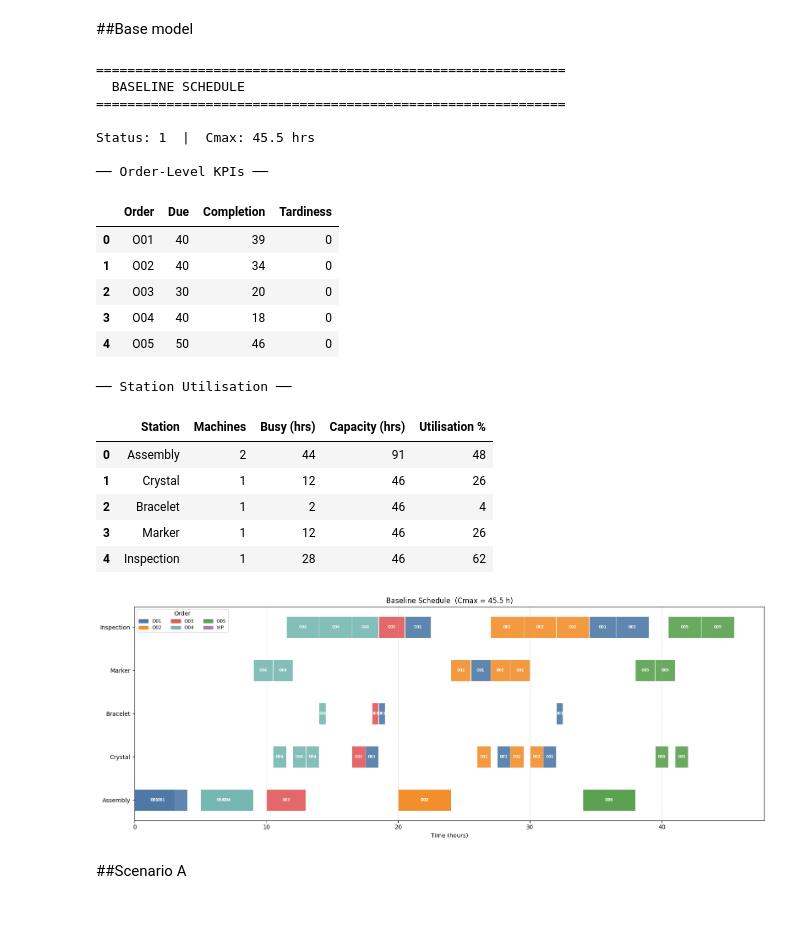
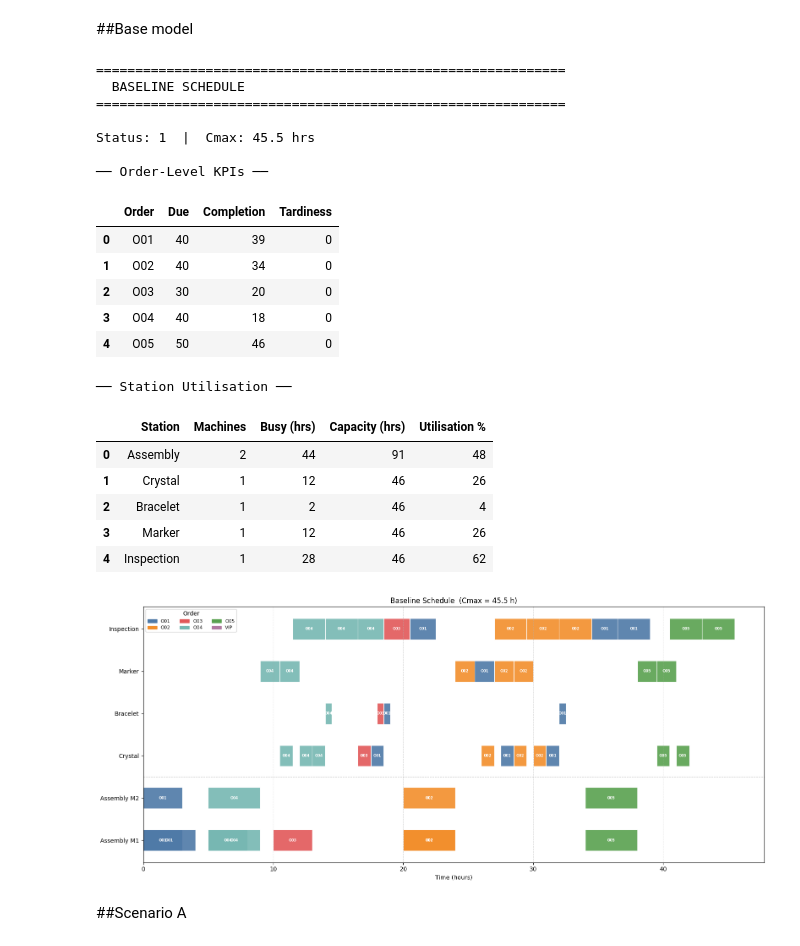
Before and after one commit to twillixa/PPS, a Jupyter notebook: Main_1_complete.ipynb, the cells around one changed output. Cells and saved outputs as stored; diff of their text form; code cells hidden in the pictures; blank space fills up the shorter version.

```diff
--- a/Main_1_complete.ipynb
+++ b/Main_1_complete.ipynb
@@ -2484,17 +2484,50 @@ def solve_schedule(jobs, zero_wait=False, cleaning=False,
 
 # ── Gantt chart helper ────────────────────────────────────────────────────────
 def plot_gantt(df_sched, title="Gantt Chart", crystal_breakdown=None):
-    station_order = ["Assembly", "Crystal", "Bracelet", "Marker", "Inspection"]
-    order_colors  = {
+    order_colors = {
         "O01": "#4e79a7", "O02": "#f28e2b", "O03": "#e15759",
         "O04": "#76b7b2", "O05": "#59a14f", "VIP": "#b07aa1",
     }
 
-    fig, ax = plt.subplots(figsize=(16, 6))
-    y_pos = {st: i for i, st in enumerate(station_order)}
+    # ── Assign Assembly ops to machine 0 or 1 greedily (no overlap) ──────────
+    asm_ops = df_sched[df_sched["station"] == "Assembly"].sort_values("start").copy()
+    machine_end = [0.0, 0.0]   # earliest free time for each Assembly machine
+    machine_assign = {}
+    for idx, row in asm_ops.iterrows():
+        # Assign to the machine that is free earliest and doesn't overlap
+        if machine_end[0] <= row["start"]:
+            machine_assign[idx] = 0
+            machine_end[0] = row["end"]
+        elif machine_end[1] <= row["start"]:
+            machine_assign[idx] = 1
+            machine_end[1] = row["end"]
+        else:
+            # Both busy — assign to the one that frees up first
+            m = 0 if machine_end[0] <= machine_end[1] else 1
+            machine_assign[idx] = m
+            machine_end[m] = row["end"]
+
+    # ── Build y-axis rows ─────────────────────────────────────────────────────
+    # Assembly Machine 1 and 2 get separate rows; other stations one row each
+    row_labels = [
+        "Assembly M1",
+        "Assembly M2",
+        "Crystal",
+        "Bracelet",
+        "Marker",
+        "Inspection",
+    ]
+    y_pos = {label: i for i, label in enumerate(row_labels)}
+
+    fig, ax = plt.subplots(figsize=(16, 7))
 
     for _, row in df_sched.iterrows():
-        y   = y_pos.get(row["station"], len(station_order))
+        if row["station"] == "Assembly":
+            m   = machine_assign.get(_, 0)
+            y   = y_pos[f"Assembly M{m + 1}"]
+        else:
+            y   = y_pos.get(row["station"], len(row_labels))
+
         col = order_colors.get(row["order"], "#aaaaaa")
         ax.barh(y, row["end"] - row["start"], left=row["start"],
                 height=0.5, color=col, edgecolor="white", linewidth=0.8, alpha=0.9)
@@ -2506,11 +2539,15 @@ def plot_gantt(df_sched, title="Gantt Chart", crystal_breakdown=None):
         bd_s, bd_e = crystal_breakdown
         ax.axvspan(bd_s, bd_e, color="red", alpha=0.1, label="Crystal offline")
 
-    ax.set_yticks(range(len(station_order)))
-    ax.set_yticklabels(station_order)
+    ax.set_yticks(range(len(row_labels)))
+    ax.set_yticklabels(row_labels)
     ax.set_xlabel("Time (hours)")
     ax.set_title(title)
     ax.grid(axis="x", linestyle="--", alpha=0.4)
+
+    # Separator line between the two Assembly rows and the rest
+    ax.axhline(1.5, color="grey", linestyle="--", linewidth=0.8, alpha=0.5)
+
     legend_patches = [mpatches.Patch(color=c, label=o) for o, c in order_colors.items()]
     ax.legend(handles=legend_patches, loc="upper left", fontsize=8, ncol=3, title="Order")
     plt.tight_layout()
@@ -2543,34 +2580,34 @@ print(f"{'='*60}")
 
 df_base, df_kpi_base, df_ord_base, cmax_base, status_base = solve_schedule(base_jobs)
 
 print(f"\nStatus: {status_base}  |  Cmax: {cmax_base} hrs")
 print("\n── Order-Level KPIs ──")
 display(df_ord_base)
 print("\n── Station Utilisation ──")
 display(station_utilisation(df_base, cmax_base))
 plot_gantt(df_base, title=f"Baseline Schedule  (Cmax = {cmax_base} h)")
 # %% [output]
 ============================================================
   BASELINE SCHEDULE
 ============================================================
 
 Status: 1  |  Cmax: 45.5 hrs
 
 ── Order-Level KPIs ──
 |  | Order | Due | Completion | Tardiness |
 | 0 | O01 | 40 | 39 | 0 |
 | 1 | O02 | 40 | 34 | 0 |
 | 2 | O03 | 30 | 20 | 0 |
 | 3 | O04 | 40 | 18 | 0 |
 | 4 | O05 | 50 | 46 | 0 |
 ── Station Utilisation ──
 |  | Station | Machines | Busy (hrs) | Capacity (hrs) | Utilisation % |
 | 0 | Assembly | 2 | 44 | 91 | 48 |
 | 1 | Crystal | 1 | 12 | 46 | 26 |
 | 2 | Bracelet | 1 | 2 | 46 | 4 |
 | 3 | Marker | 1 | 12 | 46 | 26 |
 | 4 | Inspection | 1 | 28 | 46 | 62 |
-[figure, old version]
+[figure, new version]
 # %% [markdown]
 ##Scenario A
 # %%
```
Also changed, not shown: parts of 2 cells of this notebook.
